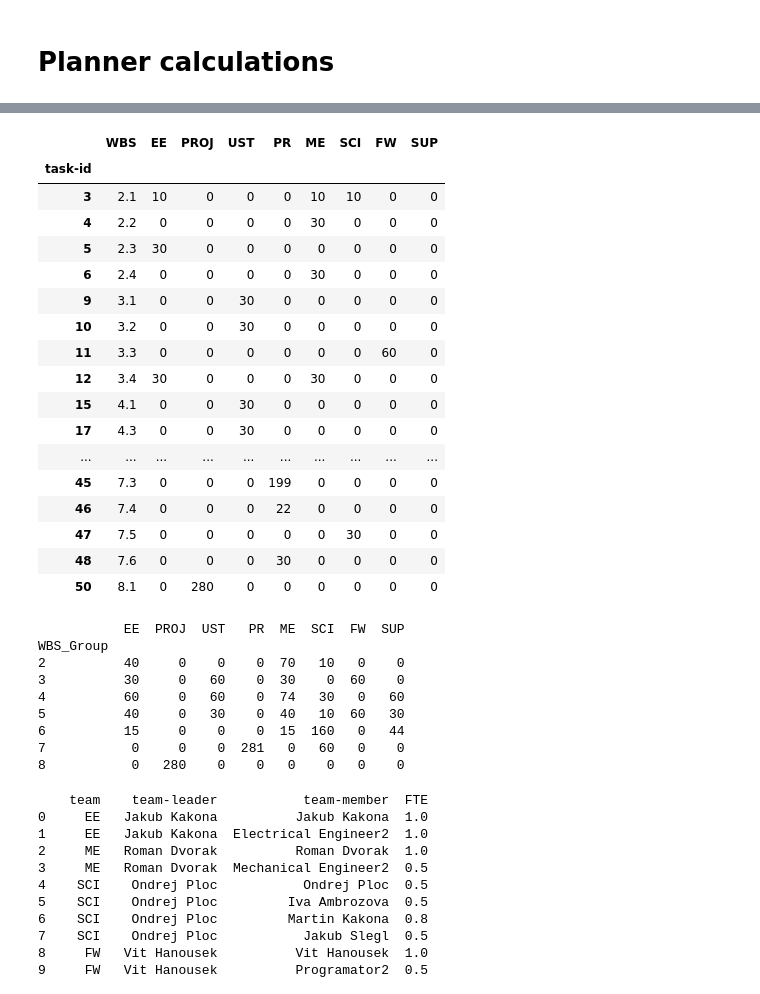
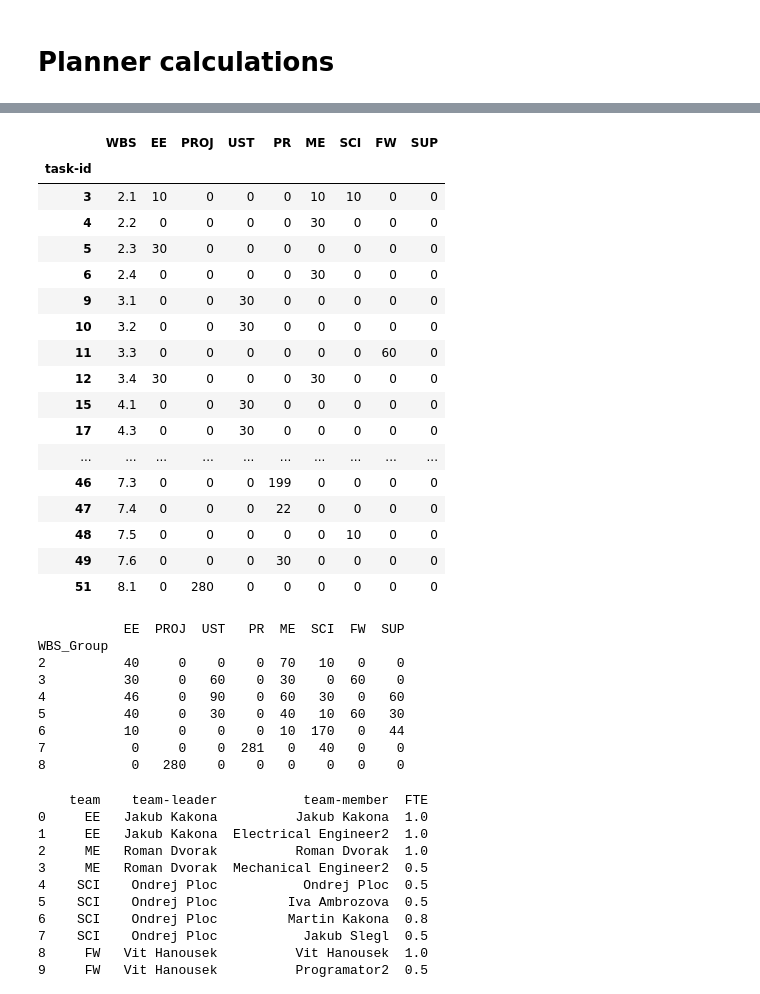
Before and after one commit to ODZ-UJF-AV-CR/planner, a Jupyter notebook: planner.ipynb, the cells around one changed output, grey strips where cells are left out. Saved outputs shown, nothing was run; the diff lists cells and outputs as text; code cells hidden in the pictures.

```diff
--- a/planner.ipynb
+++ b/planner.ipynb
@@ -155,7 +155,7 @@ def parse_allocations_with_durations(root, tasks_df):
                 "task-id": task_id,
                 "resource-id": resource_id,
                 "units": units,
-                "workdays": units * task_duration_map[task_id]  # Calculate resource workdays
+                "workdays": round(units * task_duration_map[task_id],0)  # Calculate resource workdays
             })
 
     return pd.DataFrame(allocations)
@@ -180,38 +180,38 @@ resource_map = resources_df.set_index("resource-id")["short-name"].to_dict()
 allocations_pivot.columns = [resource_map.get(col, f"Resource-{col}") for col in allocations_pivot.columns]
 
 # Add WBS to the table
 allocations_pivot["WBS"] = tasks_with_wbs_df.set_index("task-id")["WBS"]
 
 # Reorder columns to place WBS at the beginning
 columns = ["WBS"] + [col for col in allocations_pivot.columns if col != "WBS"]
 allocations_df = allocations_pivot[columns]
 
 # Ensure task-id is numeric and sort
 allocations_df = allocations_df.reset_index()
 allocations_df["task-id"] = allocations_df["task-id"].astype(int)
 allocations_df = allocations_df.sort_values(by="task-id").set_index("task-id")
 
 # The resulting dataframe is named `allocations_df`
 allocations_df
 # %% [output]
 |  | WBS | EE | PROJ | UST | PR | ME | SCI | FW | SUP |
 | task-id |  |  |  |  |  |  |  |  |  |
 | 3 | 2.1 | 10 | 0 | 0 | 0 | 10 | 10 | 0 | 0 |
 | 4 | 2.2 | 0 | 0 | 0 | 0 | 30 | 0 | 0 | 0 |
 | 5 | 2.3 | 30 | 0 | 0 | 0 | 0 | 0 | 0 | 0 |
 | 6 | 2.4 | 0 | 0 | 0 | 0 | 30 | 0 | 0 | 0 |
 | 9 | 3.1 | 0 | 0 | 30 | 0 | 0 | 0 | 0 | 0 |
 | 10 | 3.2 | 0 | 0 | 30 | 0 | 0 | 0 | 0 | 0 |
 | 11 | 3.3 | 0 | 0 | 0 | 0 | 0 | 0 | 60 | 0 |
 | 12 | 3.4 | 30 | 0 | 0 | 0 | 30 | 0 | 0 | 0 |
 | 15 | 4.1 | 0 | 0 | 30 | 0 | 0 | 0 | 0 | 0 |
 | 17 | 4.3 | 0 | 0 | 30 | 0 | 0 | 0 | 0 | 0 |
 | ... | ... | ... | ... | ... | ... | ... | ... | ... | ... |
-| 45 | 7.3 | 0 | 0 | 0 | 199 | 0 | 0 | 0 | 0 |
-| 46 | 7.4 | 0 | 0 | 0 | 22 | 0 | 0 | 0 | 0 |
-| 47 | 7.5 | 0 | 0 | 0 | 0 | 0 | 30 | 0 | 0 |
-| 48 | 7.6 | 0 | 0 | 0 | 30 | 0 | 0 | 0 | 0 |
-| 50 | 8.1 | 0 | 280 | 0 | 0 | 0 | 0 | 0 | 0 |
+| 46 | 7.3 | 0 | 0 | 0 | 199 | 0 | 0 | 0 | 0 |
+| 47 | 7.4 | 0 | 0 | 0 | 22 | 0 | 0 | 0 | 0 |
+| 48 | 7.5 | 0 | 0 | 0 | 0 | 0 | 10 | 0 | 0 |
+| 49 | 7.6 | 0 | 0 | 0 | 30 | 0 | 0 | 0 | 0 |
+| 51 | 8.1 | 0 | 280 | 0 | 0 | 0 | 0 | 0 | 0 |
 # %%
 # Extract the first digit of the WBS and create a grouping column
 allocations_df["WBS_Group"] = allocations_df["WBS"].str.split('.').str[0]
@@ -229,10 +229,10 @@ print(grouped_allocations)
 WBS_Group
 2          40     0    0    0  70   10   0    0
 3          30     0   60    0  30    0  60    0
-4          60     0   60    0  74   30   0   60
+4          46     0   90    0  60   30   0   60
 5          40     0   30    0  40   10  60   30
-6          15     0    0    0  15  160   0   44
-7           0     0    0  281   0   60   0    0
+6          10     0    0    0  10  170   0   44
+7           0     0    0  281   0   40   0    0
 8           0   280    0    0   0    0   0    0
 # %%
 import pandas as pd
```
Also changed, not shown: parts of 3 cells of this notebook, 1 other file.
